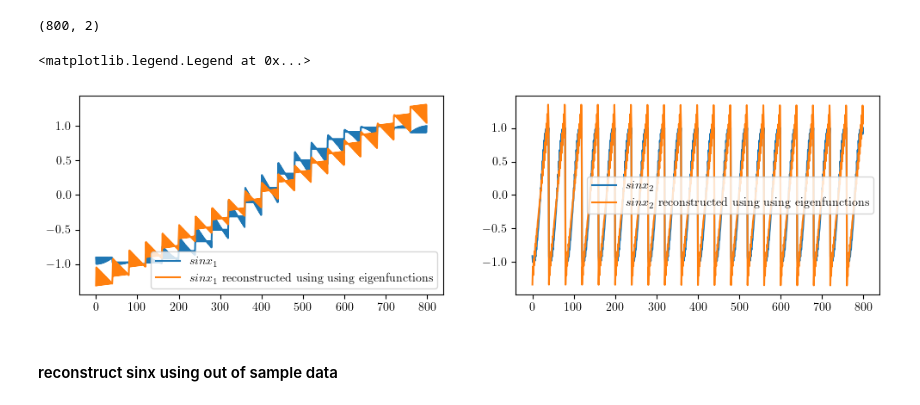
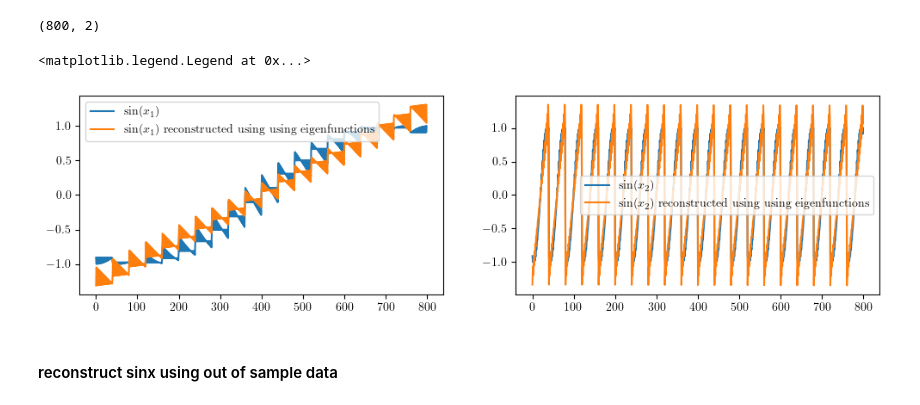
Before and after one commit to saksham219/koopman_eigensolvers, a Jupyter notebook: extend_linear_system_eigenfunctions_DMD.ipynb, the cells around one changed output. Saved outputs shown, nothing was run; the diff lists cells and outputs as text; code cells hidden in the pictures.

Commit message:
minor plot changes

```diff
--- a/extend_linear_system_eigenfunctions_DMD.ipynb
+++ b/extend_linear_system_eigenfunctions_DMD.ipynb
@@ -868,16 +870,16 @@ sinx_recons_df.shape
 # %%
 fig, ax = plt.subplots(1,2, figsize=(12,3))
 
-ax[0].plot(sinx_df[:,0], label="$sin x_1$")
-ax[0].plot(sinx_recons_df[:,0], label="$sinx_1$ reconstructed using using eigenfunctions")
+ax[0].plot(sinx_df[:,0], label="$\sin(x_1)$")
+ax[0].plot(sinx_recons_df[:,0], label="$\sin(x_1)$ reconstructed using using eigenfunctions")
 ax[0].legend()
 
-ax[1].plot(sinx_df[:,1], label="$sinx_2$")
-ax[1].plot(sinx_recons_df[:,1], label="$sinx_2$ reconstructed using using eigenfunctions")
+ax[1].plot(sinx_df[:,1], label="$\sin(x_2)$")
+ax[1].plot(sinx_recons_df[:,1], label="$\sin(x_2)$ reconstructed using using eigenfunctions")
 ax[1].legend()
 # %% [output]
 <matplotlib.legend.Legend at 0x...>
-[figure, old version]
+[figure, new version]
 # %% [markdown]
 #### reconstruct sinx using out of sample data
 # %%
```
Also changed, not shown: parts of 9 cells of this notebook, 4 other files.
